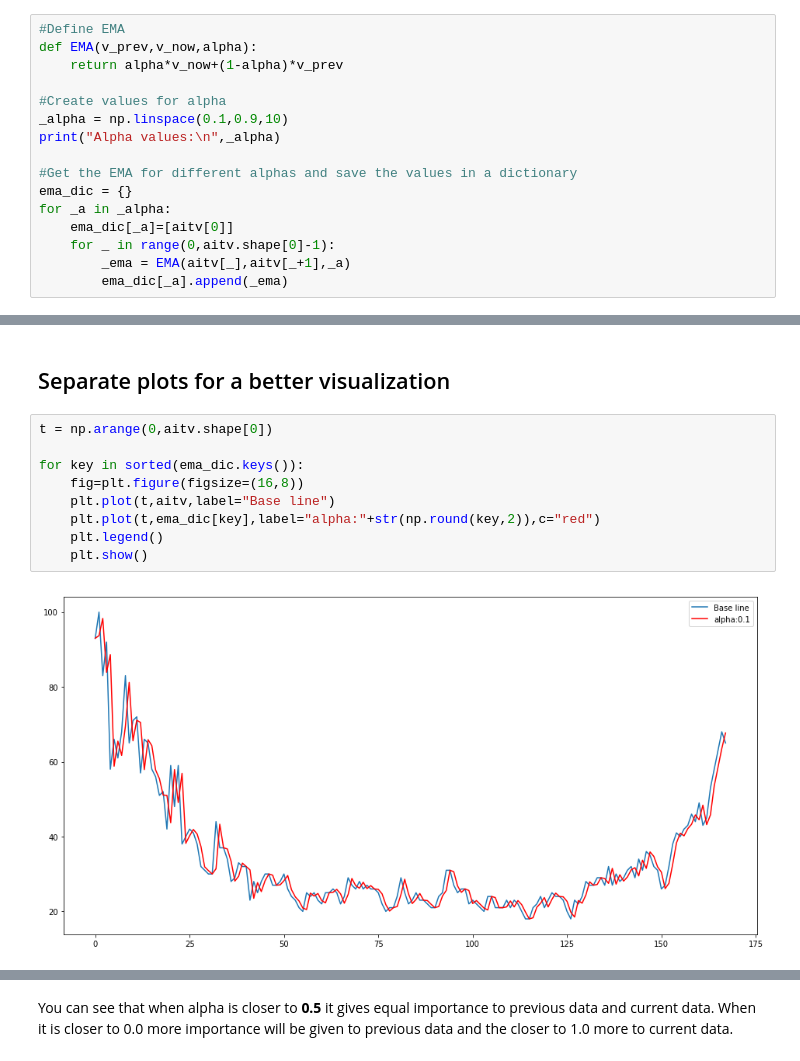
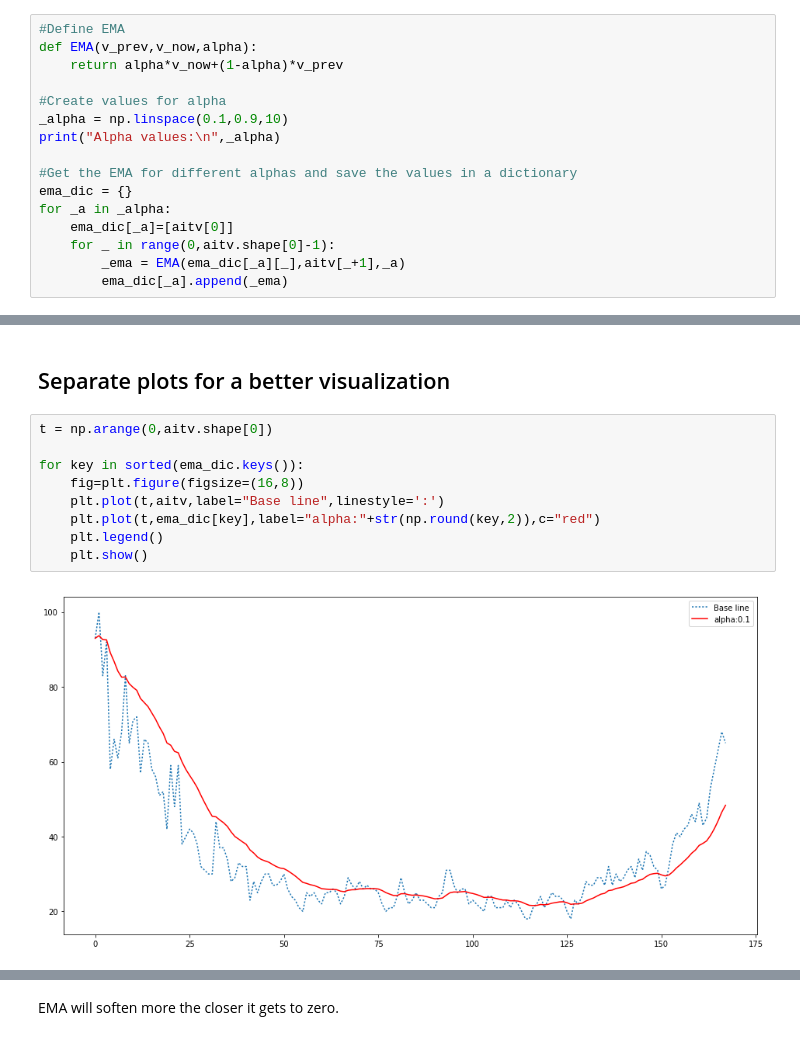
Before and after one commit to bsaldivaremc2/EMA_demo, a Jupyter notebook: EMA.ipynb, the cells around one changed output, grey strips where cells are left out. Drawn from its saved outputs; the diff is of its cells as text.

Commit message:
Formula correction
Previous formula was wrong

```diff
--- a/EMA.ipynb
+++ b/EMA.ipynb
@@ -91,7 +91,7 @@ ema_dic = {}
 for _a in _alpha:
     ema_dic[_a]=[aitv[0]]
     for _ in range(0,aitv.shape[0]-1):
-        _ema = EMA(aitv[_],aitv[_+1],_a)
+        _ema = EMA(ema_dic[_a][_],aitv[_+1],_a)
         ema_dic[_a].append(_ema)
 # %% [output]
 Alpha values:
@@ -121,11 +121,11 @@ plt.show()
 # %%
 t = np.arange(0,aitv.shape[0])
 
 for key in sorted(ema_dic.keys()):
     fig=plt.figure(figsize=(16,8))
-    plt.plot(t,aitv,label="Base line")
+    plt.plot(t,aitv,label="Base line",linestyle=':')
     plt.plot(t,ema_dic[key],label="alpha:"+str(np.round(key,2)),c="red")
     plt.legend()
     plt.show()
 # %% [output]
-[figure, old version]
+[figure, new version]
@@ -141,2 +141,2 @@ for key in sorted(ema_dic.keys()):
-# %% [markdown]
-You can see that when alpha is closer to **0.5** it gives equal importance to previous data and current data. When it is closer to 0.0 more importance will be given to previous data and the closer to 1.0 more to current data.
+# %% [markdown]
+EMA will soften more the closer it gets to zero.
```
Also changed, not shown: parts of 3 cells of this notebook, 12 other files.
